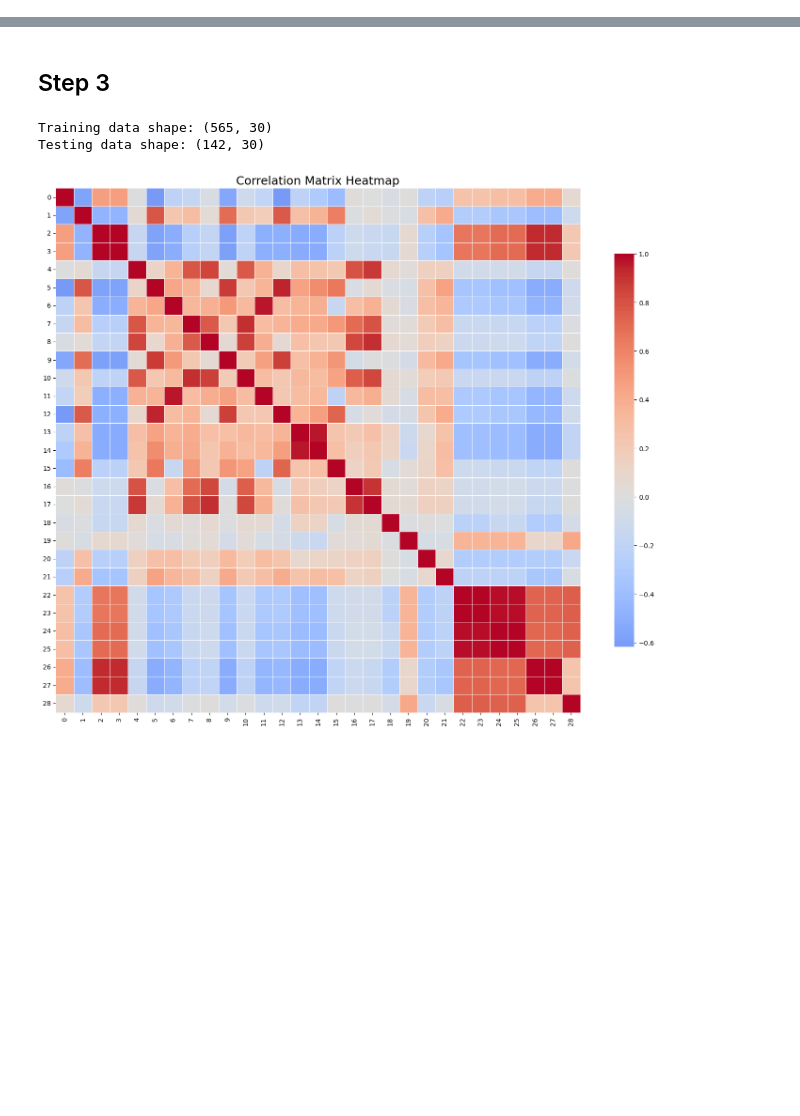
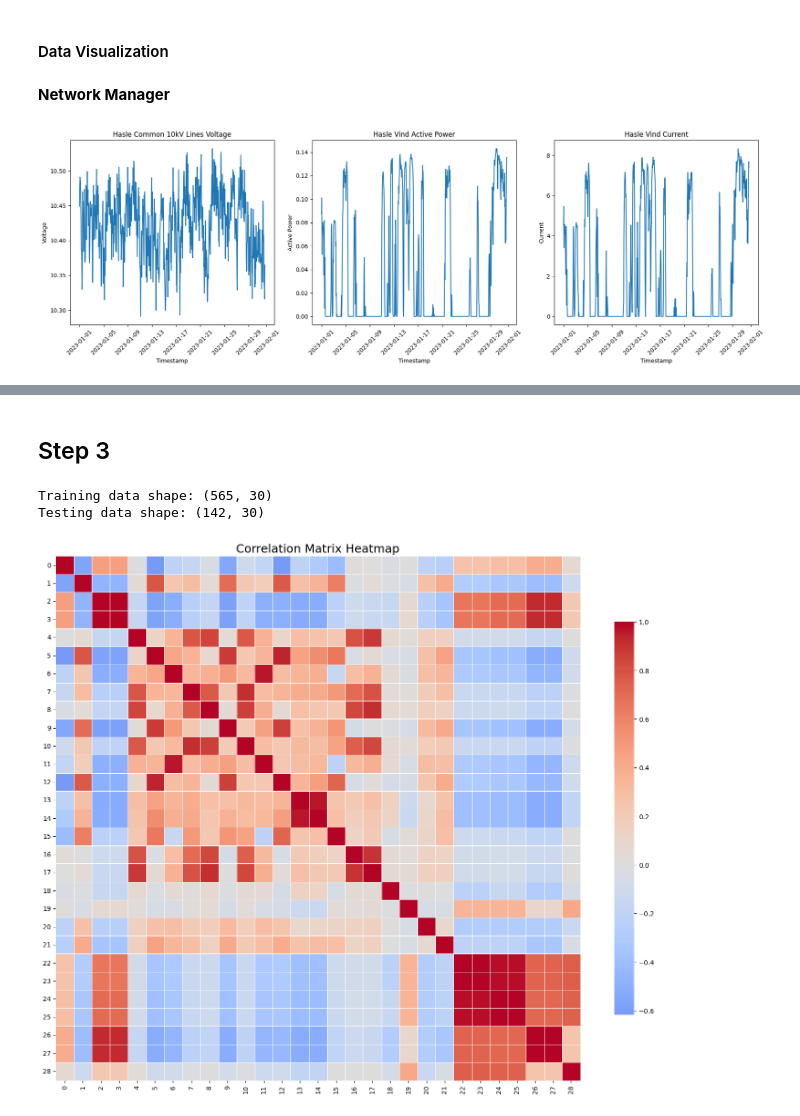
Before and after one commit to Max-f123/Machine_Learning_in_Energy_Systems, a Jupyter notebook: Assignment.ipynb, the cells around one changed output, grey strips where cells are left out. Drawn from its saved outputs; the diff is of its cells as text; code cells hidden in the pictures; blank space fills up the shorter version.

```diff
--- a/Assignment.ipynb
+++ b/Assignment.ipynb
@@ -68,0 +48,32 @@ DatetimeIndex(['2023-01-01 00:00:00', '2023-01-01 01:00:00',
+# %% [markdown]
+#### Data Visualization
+# %% [markdown]
+**Network Manager**
+# %%
+# Set up subplots
+fig, axes = plt.subplots(1, 3, figsize=(18, 6), sharex=True)
+
+# Plot each of the three features in separate subplots
+sns.lineplot(data=network_manager_hourly, x='ts', y='Hasle Common 10kV Lines Voltage | has_fel_10kvskinnespend | 804133', ax=axes[0])
+axes[0].set_title('Hasle Common 10kV Lines Voltage')
+axes[0].set_xlabel('Timestamp')
+axes[0].set_ylabel('Voltage')
+
+sns.lineplot(data=network_manager_hourly, x='ts', y='Hasle Vind Active Power | has_vin_effekt | 804123', ax=axes[1])
+axes[1].set_title('Hasle Vind Active Power')
+axes[1].set_xlabel('Timestamp')
+axes[1].set_ylabel('Active Power')
+
+sns.lineplot(data=network_manager_hourly, x='ts', y='Hasle Vind Current | has_vin_belastning | 804117', ax=axes[2])
+axes[2].set_title('Hasle Vind Current')
+axes[2].set_xlabel('Timestamp')
+axes[2].set_ylabel('Current')
+
+# Rotate ticks
+for ax in axes:
+    ax.tick_params(axis='x', rotation=45)
+
+plt.tight_layout()
+plt.show()
+# %% [output]
+[figure, added]
```
Also changed, not shown: parts of 13 cells of this notebook, 1 other file.
